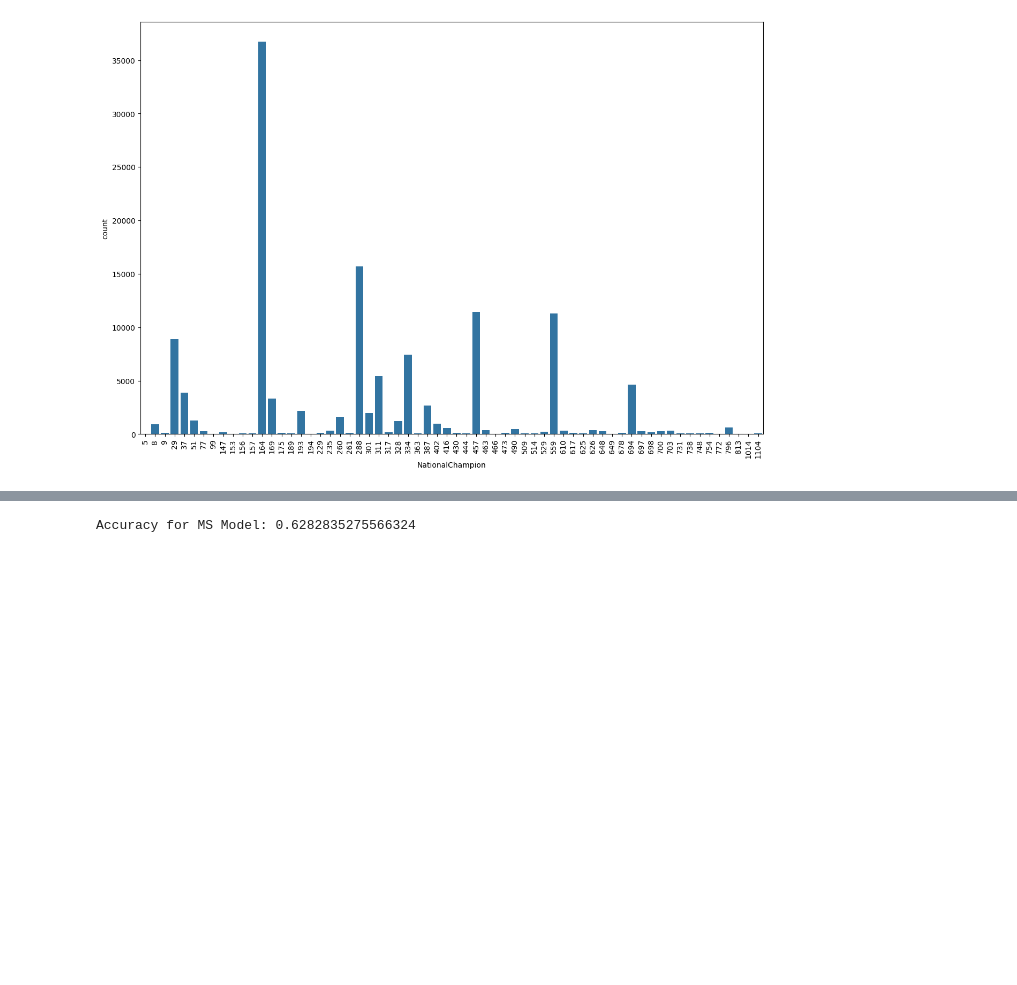
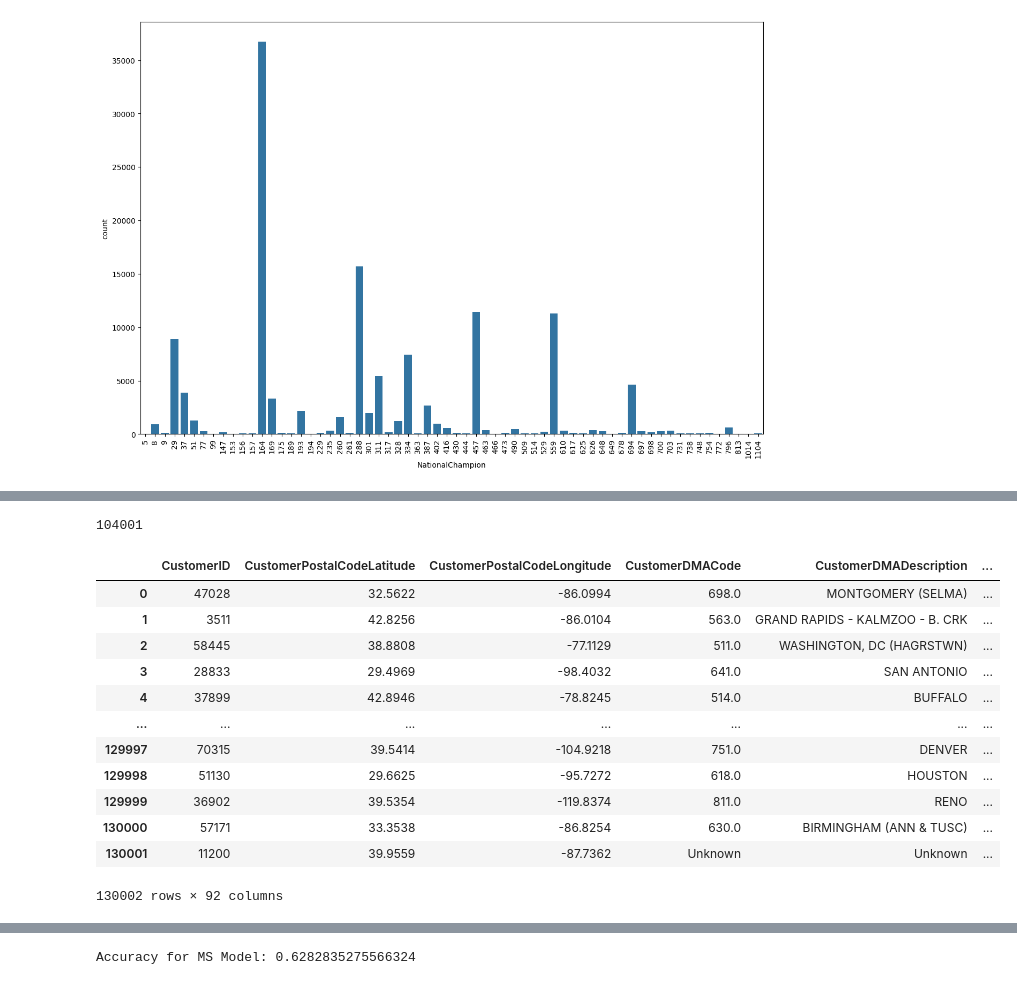
Before and after one commit to LittleMac24/ccac-competion, a Jupyter notebook: eda.ipynb, the cells around one changed output, grey strips where cells are left out. Drawn from its saved outputs; the diff is of its cells as text; code cells hidden in the pictures; blank space fills up the shorter version.

```diff
--- a/eda.ipynb
+++ b/eda.ipynb
@@ -1169,3 +1247,7 @@ KeyError: "['CustomerPostalLongitude', 'CustomerPostalLatitude'] not in index"
+# %%
+X_train_knn_m.shape[0]
+# %% [output]
+104001
 # %%
 # %pip install pandas
 # %pip install numpy
@@ -1385,8 +1467,22 @@ custom_scorer = make_scorer(multioutput_accuracy)
 # -------------------------------
 
 epsilon = 1e-5
+# %pip install imbalanced-learn
+from imblearn.under_sampling import RandomUnderSampler
+from imblearn.combine import SMOTETomek
 df_train = classic1_df_train
 df_test = classic1_df_test
+
+
+# y = df_train['NationalChampion']
+# df_train = df_train.drop(columns=['NationalChampion'])  # Features
+#                 # Target
+
+# smote_tomek = SMOTETomek(random_state=42)
+# df_train, y = smote_tomek.fit_resample(df_train, y)
+
+# df_train = pd.DataFrame(df_train, columns=df_train.columns)
+# df_train['NationalChampion'] = y
 
 #Apply haversine distance for each region winner column
 for region, lat_data, lon_data in zip(
@@ -1575,64 +1671,48 @@ preprocessor_log_ew = ColumnTransformer(
 
 preprocessor_log_ms = ColumnTransformer(
     transformers=[
         ('num', StandardScaler(), numerical_features_ms),
         ('ord', sigmoid_transformer, ordinal_features_ms)
     ],
     remainder='passthrough'
 )
 
 
 
 df_train[features_ew]
 processed_data = pd.DataFrame(preprocessor_log_ew.fit_transform(df_train[features_ew]))
 processed_data
 # -------------------------------
 # 7. Build the Joint Multi-Task Model
 # -------------------------------
 model_log_reg_ew = Pipeline(steps=[
     ('preprocessor', preprocessor_log_ew),
     ('selector', RFE(LogisticRegressionCV(cv=5, max_iter=2000), n_features_to_select=10)),
     ('classifier', LogisticRegressionCV(cv=5, max_iter=2000))
 ])
 
 model_log_reg_ms = Pipeline(steps=[
     ('preprocessor', preprocessor_log_ms),
     ('selector', RFE(LogisticRegressionCV(cv=5, max_iter=2000), n_features_to_select=10)),
     ('classifier', LogisticRegressionCV(cv=5, max_iter=2000))
 ])
 
-# # -------------------------------
-# # 8. Predict on New (Test) Data and Save Predictions
-# # -------------------------------
 
-# y_pred_multi = grid_search.predict(df_test[features])
-# predictions = pd.DataFrame(y_pred_multi, columns=[target_EW, target_MS, target_NC])
-
-# predictions[target_EW] = np.where(
-#     predictions[target_EW] == 1,
-#     df_test['RegionWinner_East'].values,
-#     df_test['RegionWinner_West'].values
-# )
-# # For SemifinalWinner_South_Midwest: if binary 1 → RegionWinner_Midwest; 0 → RegionWinner_South.
-# predictions[target_MS] = np.where(
-#     predictions[target_MS] == 1,
-#     df_test['RegionWinner_Midwest'].values,
-#     df_test['RegionWinner_South'].values
-# )
-# # Assume NationalChampion is already in the desired institution ID format.
-
-# # -------------------------------
-# # 9. Merge with BracketEntryID and Save CSV
-# # -------------------------------
-# # We assume the test DataFrame contains 'BracketEntryId'
-# predictions['BracketEntryId'] = df_test['BracketEntryId'].values
-
-# # Reorder columns as needed:
-# final_cols = ['BracketEntryId', target_MS, target_EW, target_NC]
-# final_predictions = predictions[final_cols]
-
-# final_predictions.to_csv("predictions_joint_final.csv", index=False)
-# print("Final predictions saved to predictions_joint_final.csv ✅")
+classic1_df_train
+# %% [output]
+|  | CustomerID | CustomerPostalCodeLatitude | CustomerPostalCodeLongitude | CustomerDMACode | CustomerDMADescription | ... |
+| 0 | 47028 | 32.5622 | -86.0994 | 698.0 | MONTGOMERY (SELMA) | ... |
+| 1 | 3511 | 42.8256 | -86.0104 | 563.0 | GRAND RAPIDS - KALMZOO - B. CRK | ... |
+| 2 | 58445 | 38.8808 | -77.1129 | 511.0 | WASHINGTON, DC (HAGRSTWN) | ... |
+| 3 | 28833 | 29.4969 | -98.4032 | 641.0 | SAN ANTONIO | ... |
+| 4 | 37899 | 42.8946 | -78.8245 | 514.0 | BUFFALO | ... |
+| ... | ... | ... | ... | ... | ... | ... |
+| 129997 | 70315 | 39.5414 | -104.9218 | 751.0 | DENVER | ... |
+| 129998 | 51130 | 29.6625 | -95.7272 | 618.0 | HOUSTON | ... |
+| 129999 | 36902 | 39.5354 | -119.8374 | 811.0 | RENO | ... |
+| 130000 | 57171 | 33.3538 | -86.8254 | 630.0 | BIRMINGHAM (ANN & TUSC) | ... |
+| 130001 | 11200 | 39.9559 | -87.7362 | Unknown | Unknown | ... |
+130002 rows × 92 columns
 # %%
 model_log_reg_ew.fit(X_train_ew, y_train_ew)
 y_pred_ew = model_log_reg_ew.predict(X_test_ew)
```
Also changed, not shown: parts of 10 cells of this notebook, 8 other files.
